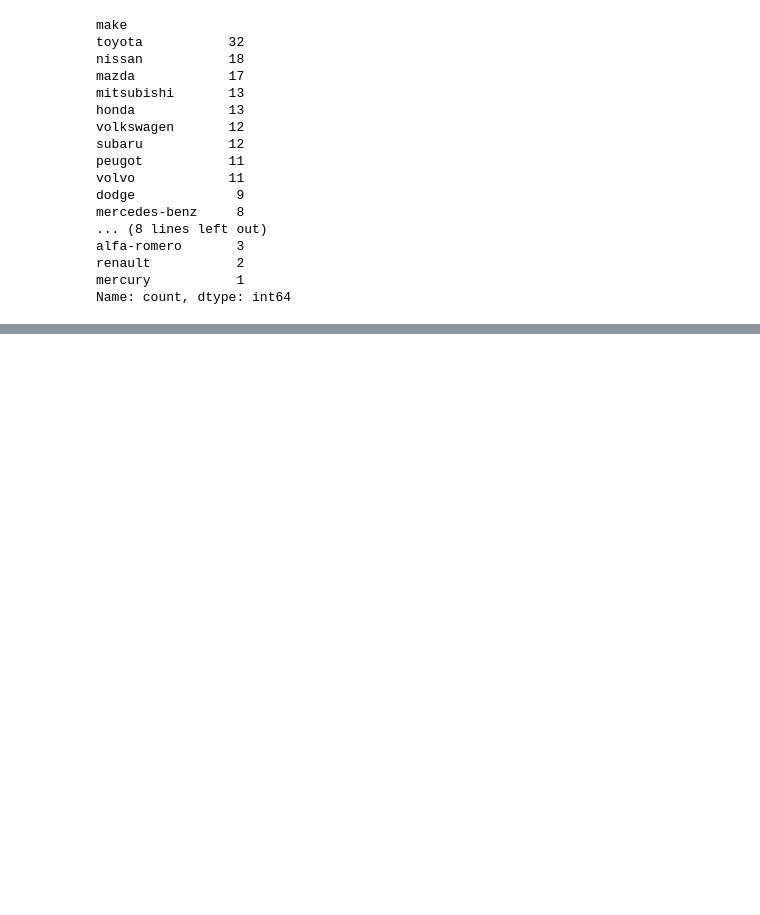
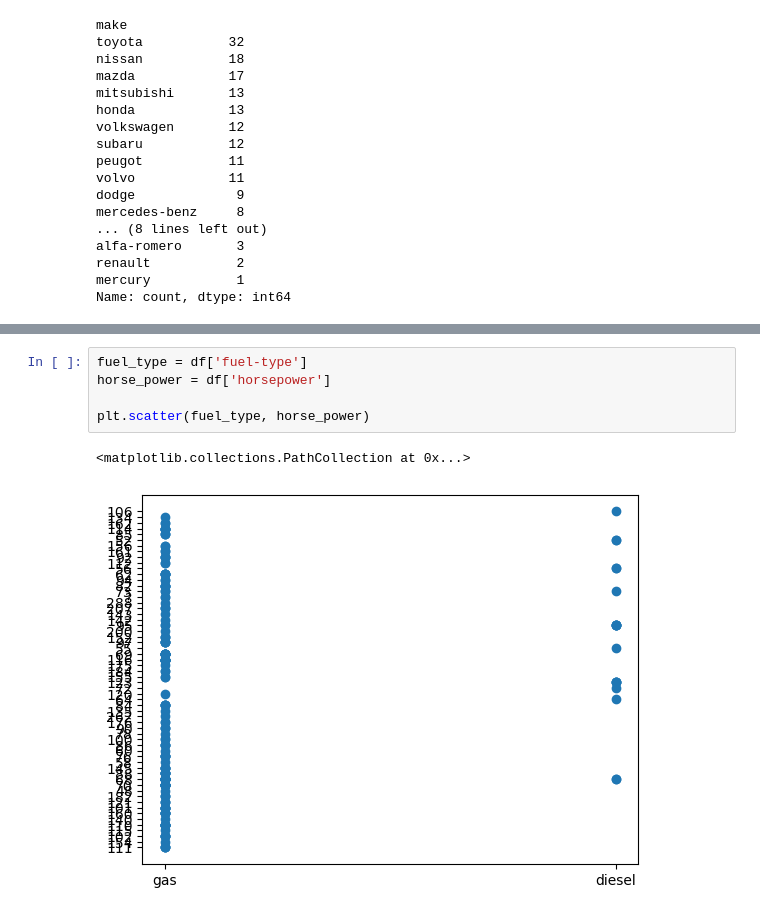
Before and after one commit to chaudhary-dotcom/Python-Beginning-, a Jupyter notebook: eda6.ipynb, the cells around one changed output, grey strips where cells are left out. Drawn from its saved outputs; the diff is of its cells as text; blank space fills up the shorter version.

```diff
--- a/eda6.ipynb
+++ b/eda6.ipynb
@@ -169,0 +180,8 @@ plt.show()
+# %%
+fuel_type = df['fuel-type']
+horse_power = df['horsepower']
+
+plt.scatter(fuel_type, horse_power)
+# %% [output]
+<matplotlib.collections.PathCollection at 0x...>
+[figure, added]
```
Also changed, not shown: parts of 2 cells of this notebook.
